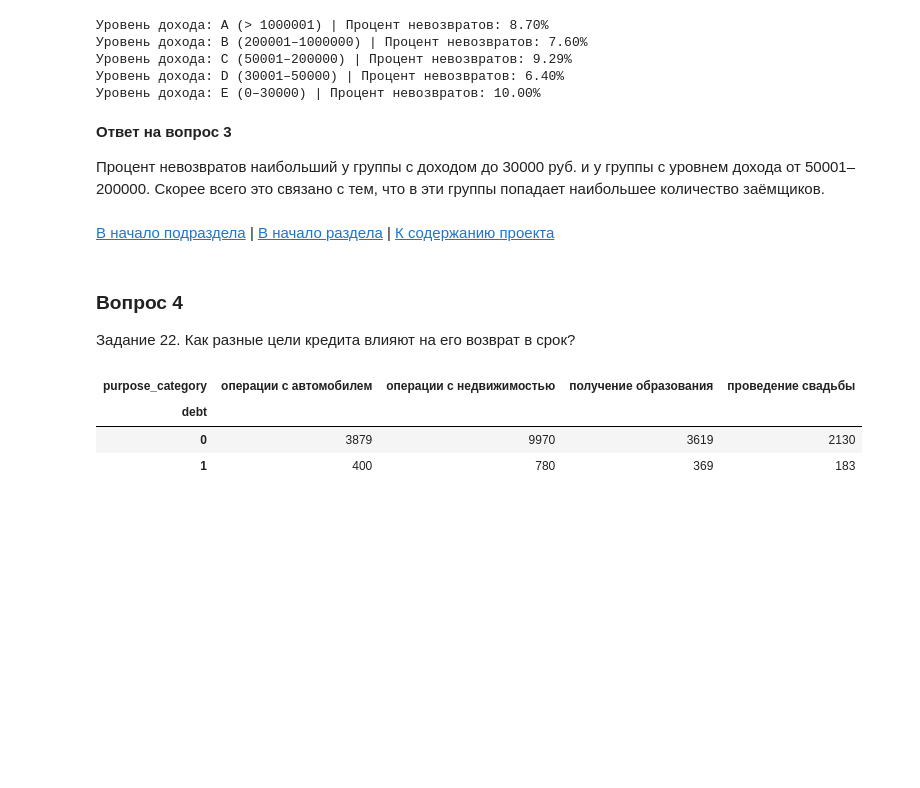
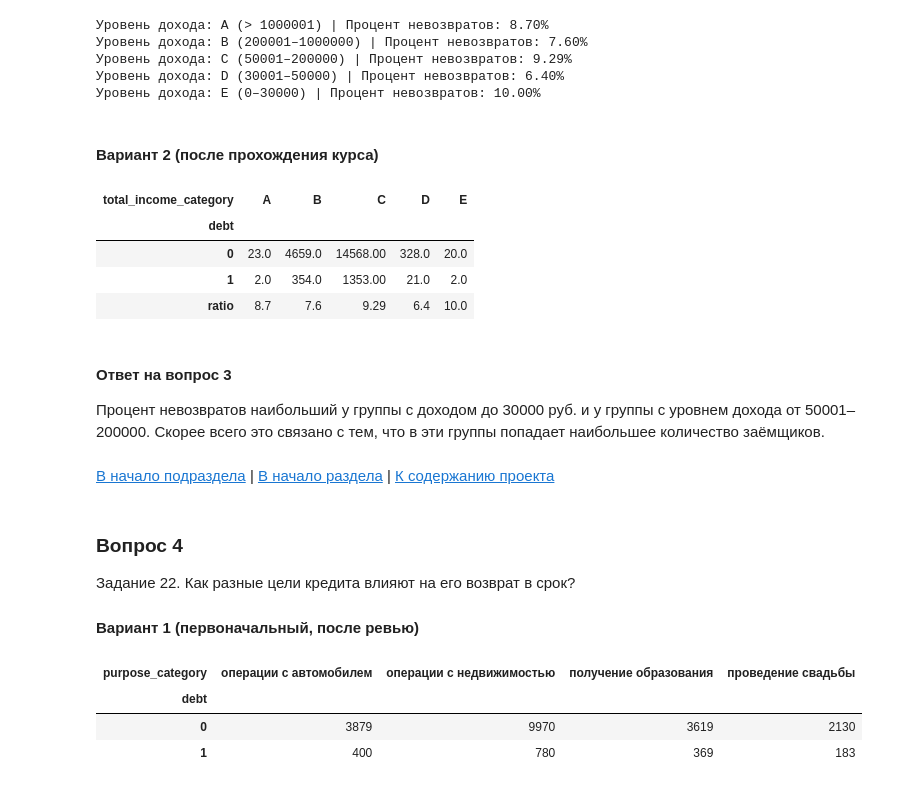
Before and after one commit to stakun/y_practicum_da_rus, a Jupyter notebook: 02_bank_rus.ipynb, the cells around one changed output. Cells and saved outputs as stored; diff of their text form; code cells hidden in the pictures; blank space fills up the shorter version.

```diff
--- a/02_bank_rus.ipynb
+++ b/02_bank_rus.ipynb
@@ -1834,8 +1899,28 @@ print(f'Уровень дохода: E (0–30000) |', f'Процент нево
 Уровень дохода: C (50001–200000) | Процент невозвратов: 9.29%
 Уровень дохода: D (30001–50000) | Процент невозвратов: 6.40%
 Уровень дохода: E (0–30000) | Процент невозвратов: 10.00%
+# %% [markdown]
+#### Вариант 2 (после прохождения курса)
+# %%
+# Группируем данные для анализа в сводную таблицу
+pivot_3 = data.pivot_table(index='debt',
+                           columns='total_income_category',
+                           values='dob_years',
+                           aggfunc='count')
+
+# Добавляем строку с расчетом процента просрочек
+pivot_3.loc['ratio'] = ((pivot_3.loc[1] / pivot_3.loc[0]) * 100).round(2)
+
+# Выводим сводную таблицу на экран
+pivot_3
+# %% [output]
+| total_income_category | A | B | C | D | E |
+| debt |  |  |  |  |  |
+| 0 | 23.0 | 4659.0 | 14568.00 | 328.0 | 20.0 |
+| 1 | 2.0 | 354.0 | 1353.00 | 21.0 | 2.0 |
+| ratio | 8.7 | 7.6 | 9.29 | 6.4 | 10.0 |
 # %% [markdown]
-**Ответ на вопрос 3**
+#### Ответ на вопрос 3
 
 Процент невозвратов наибольший у группы с доходом до 30000 руб. и у группы с уровнем дохода от 50001–200000. Скорее всего это связано с тем, что в эти группы попадает наибольшее количество заёмщиков.
 # %% [markdown]
@@ -1844,6 +1929,8 @@ print(f'Уровень дохода: E (0–30000) |', f'Процент нево
 ### Вопрос 4
 
 Задание 22. Как разные цели кредита влияют на его возврат в срок?
+
+#### Вариант 1 (первоначальный, после ревью)
 # %%
 # Группируем данные для анализа в сводную таблицу
 data_pivot_4 = data.pivot_table(index=['debt'], columns='purpose_category', values='dob_years', aggfunc='count')
```
Also changed, not shown: parts of 14 cells of this notebook.
